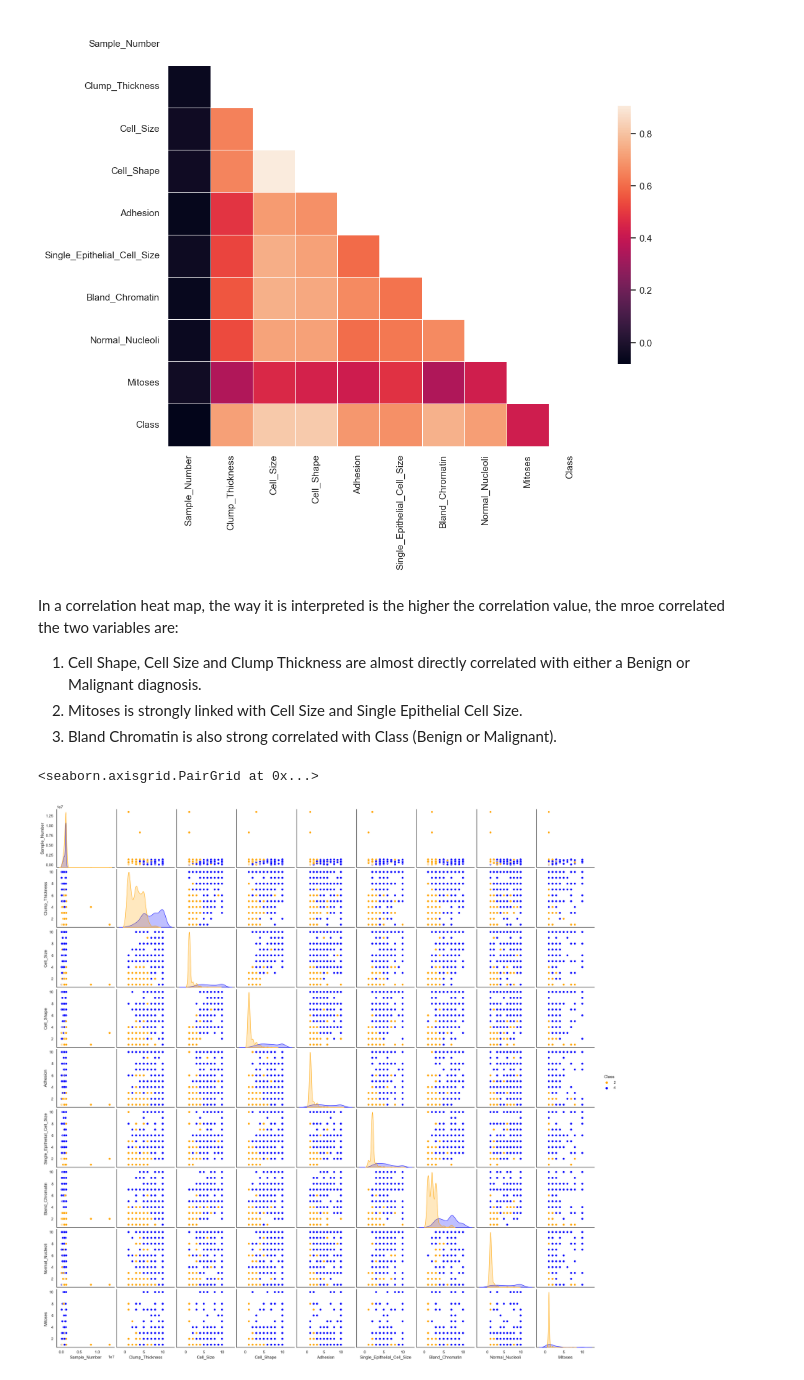
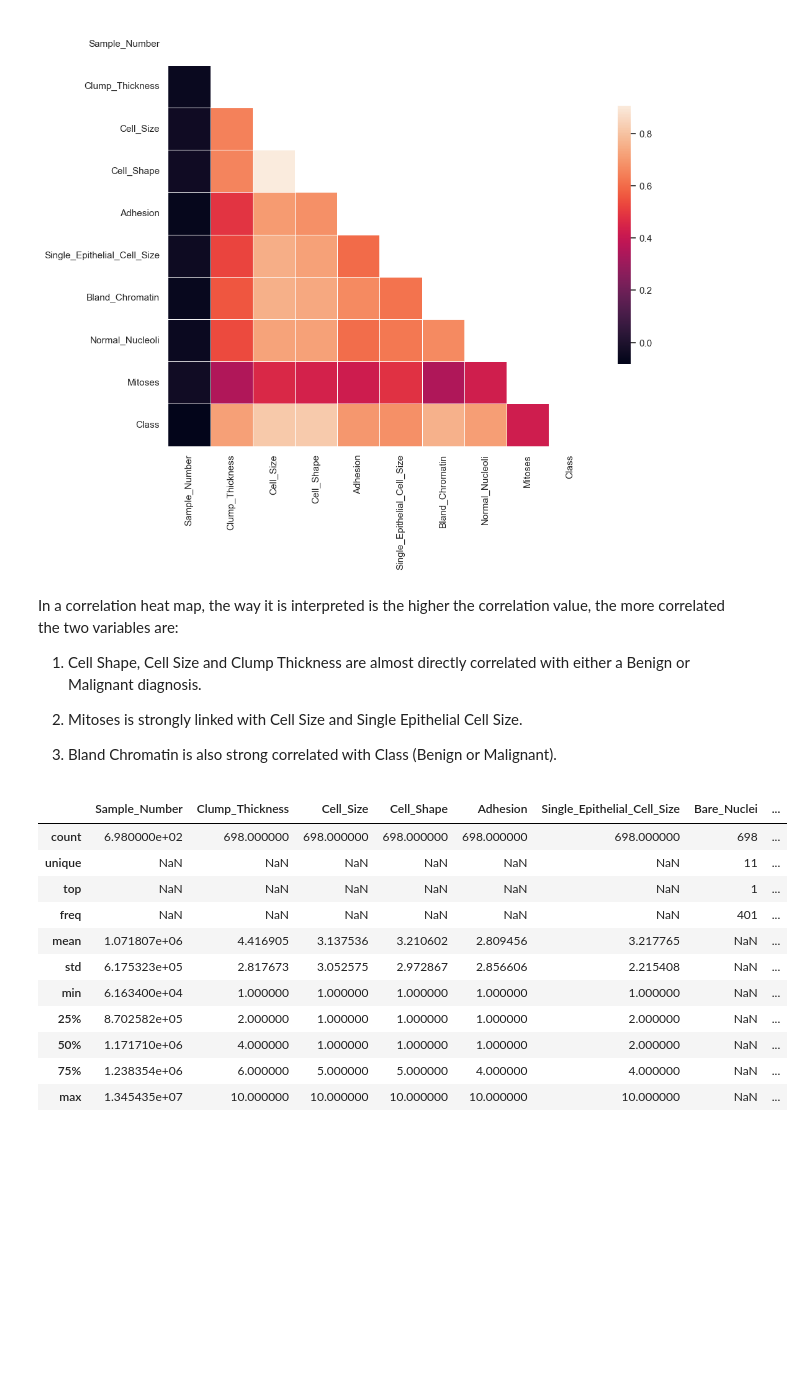
Before and after one commit to SeanE15/Programming_for_data_analysis_II, a Jupyter notebook: Assignment_2_PfDA.ipynb, the cells around one changed output. Cells and saved outputs as stored; diff of their text form; code cells hidden in the pictures; blank space fills up the shorter version.

```diff
--- a/Assignment_2_PfDA.ipynb
+++ b/Assignment_2_PfDA.ipynb
@@ -134,15 +140,29 @@ sns.heatmap(corr, mask=mask,square=True, linewidths=.5, cbar_kws={"shrink": .6})
 <AxesSubplot:>
 [figure]
 # %% [markdown]
-In a correlation heat map, the way it is interpreted is the higher the correlation value, the mroe correlated the two variables are:
+In a correlation heat map, the way it is interpreted is the higher the correlation value, the more correlated the two variables are:
 
 1) Cell Shape, Cell Size and Clump Thickness are almost directly correlated with either a Benign or Malignant diagnosis.
+
 2) Mitoses is strongly linked with Cell Size and Single Epithelial Cell Size.
+
 3) Bland Chromatin is also strong correlated with Class (Benign or Malignant).
 # %%
-columns_mean=("Sample_Number", "Clump_Thickness", "Cell_Size", "Cell_Shape","Adhesion","Single_Epithelial_Cell_Size","Bare_Nuclei","Bland_Chromatin","Normal_Nucleoli","Mitoses","Class")
-df_mean = pd.DataFrame(df,columns = df.columns)
-sns.pairplot(df_mean, hue = "Class", diag_kind='kde',palette = ["orange","blue"])
+#columns_mean=("Sample_Number", "Clump_Thickness", "Cell_Size", "Cell_Shape","Adhesion","Single_Epithelial_Cell_Size","Bare_Nuclei","Bland_Chromatin","Normal_Nucleoli","Mitoses","Class")
+#df_mean = pd.DataFrame(df,columns = df.columns)
+#sns.pairplot(df_mean, hue = "Class", diag_kind='kde',palette = ["orange","blue"])
-# %% [output]
-<seaborn.axisgrid.PairGrid at 0x...>
-[figure, removed]
+# %%
+df.describe(include='all')
+# %% [output]
+|  | Sample_Number | Clump_Thickness | Cell_Size | Cell_Shape | Adhesion | Single_Epithelial_Cell_Size | Bare_Nuclei | ... |
+| count | 6.980000e+02 | 698.000000 | 698.000000 | 698.000000 | 698.000000 | 698.000000 | 698 | ... |
+| unique | NaN | NaN | NaN | NaN | NaN | NaN | 11 | ... |
+| top | NaN | NaN | NaN | NaN | NaN | NaN | 1 | ... |
+| freq | NaN | NaN | NaN | NaN | NaN | NaN | 401 | ... |
+| mean | 1.071807e+06 | 4.416905 | 3.137536 | 3.210602 | 2.809456 | 3.217765 | NaN | ... |
+| std | 6.175323e+05 | 2.817673 | 3.052575 | 2.972867 | 2.856606 | 2.215408 | NaN | ... |
+| min | 6.163400e+04 | 1.000000 | 1.000000 | 1.000000 | 1.000000 | 1.000000 | NaN | ... |
+| 25% | 8.702582e+05 | 2.000000 | 1.000000 | 1.000000 | 1.000000 | 2.000000 | NaN | ... |
+| 50% | 1.171710e+06 | 4.000000 | 1.000000 | 1.000000 | 1.000000 | 2.000000 | NaN | ... |
+| 75% | 1.238354e+06 | 6.000000 | 5.000000 | 5.000000 | 4.000000 | 4.000000 | NaN | ... |
+| max | 1.345435e+07 | 10.000000 | 10.000000 | 10.000000 | 10.000000 | 10.000000 | NaN | ... |
```
Also changed, not shown: parts of 7 cells of this notebook, 1 other file.
